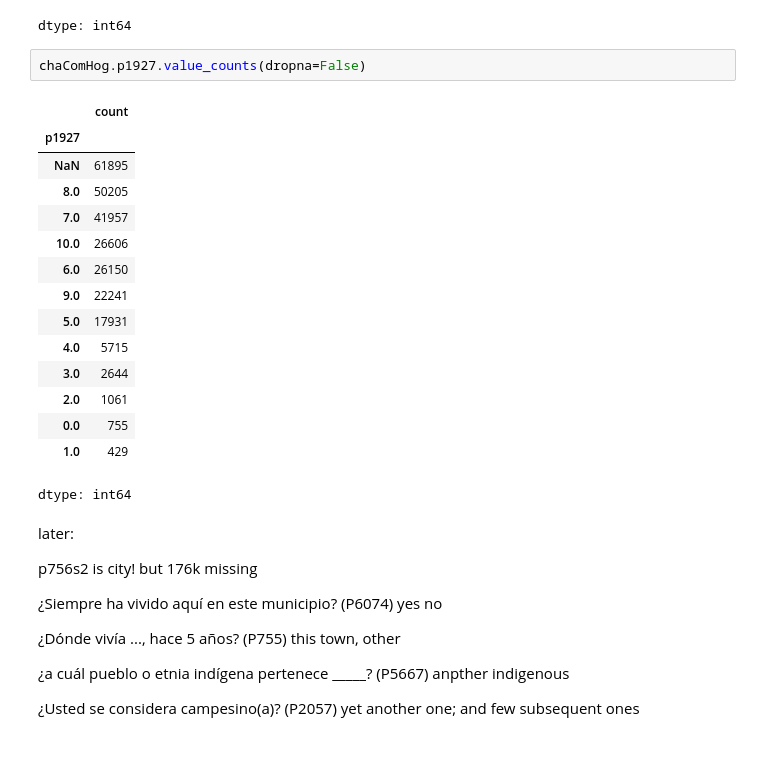
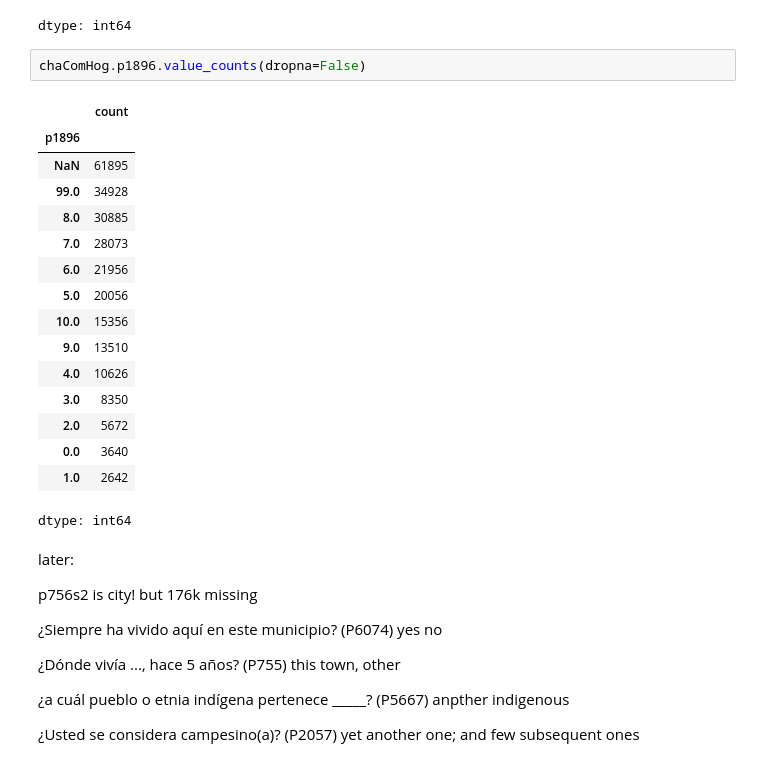
Before and after one commit to theaok/linaColMex, a Jupyter notebook: linaColMex.ipynb, the cells around one changed output. Cells and saved outputs as stored; diff of their text form.

```diff
--- a/linaColMex.ipynb
+++ b/linaColMex.ipynb
@@ -232,22 +232,23 @@ chaComHog['p756s2'].value_counts(dropna=False)
 | 13212.0 | 49 |
 dtype: int64
 # %%
-chaComHog.p1927.value_counts(dropna=False)
+chaComHog.p1896.value_counts(dropna=False)
 # %% [output]
 |  | count |
-| p1927 |  |
+| p1896 |  |
 | NaN | 61895 |
-| 8.0 | 50205 |
-| 7.0 | 41957 |
-| 10.0 | 26606 |
-| 6.0 | 26150 |
-| 9.0 | 22241 |
-| 5.0 | 17931 |
-| 4.0 | 5715 |
-| 3.0 | 2644 |
-| 2.0 | 1061 |
-| 0.0 | 755 |
-| 1.0 | 429 |
+| 99.0 | 34928 |
+| 8.0 | 30885 |
+| 7.0 | 28073 |
+| 6.0 | 21956 |
+| 5.0 | 20056 |
+| 10.0 | 15356 |
+| 9.0 | 13510 |
+| 4.0 | 10626 |
+| 3.0 | 8350 |
+| 2.0 | 5672 |
+| 0.0 | 3640 |
+| 1.0 | 2642 |
 dtype: int64
 # %% [markdown]
 later:
```
Also changed, not shown: parts of 10 cells of this notebook.
